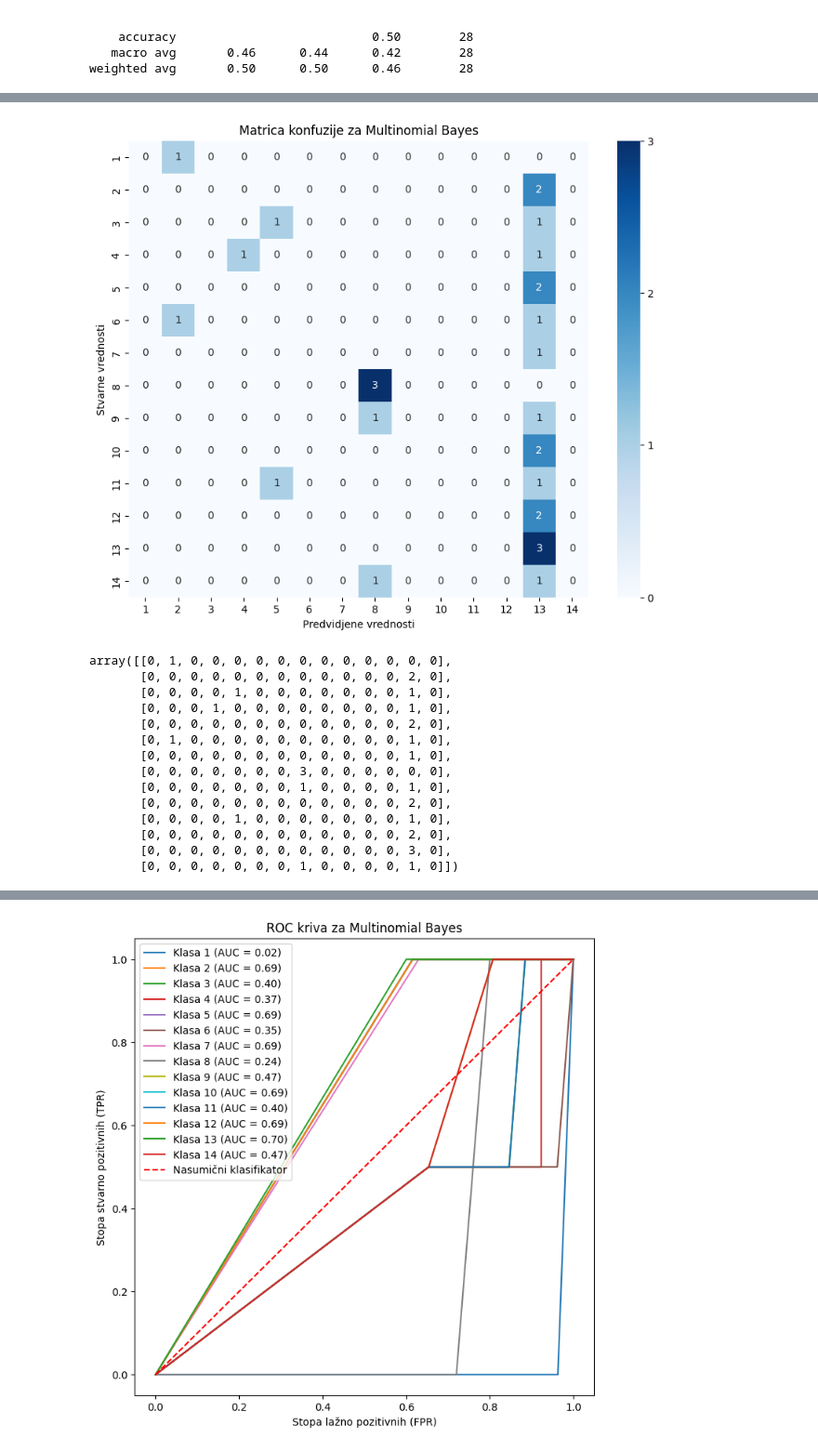
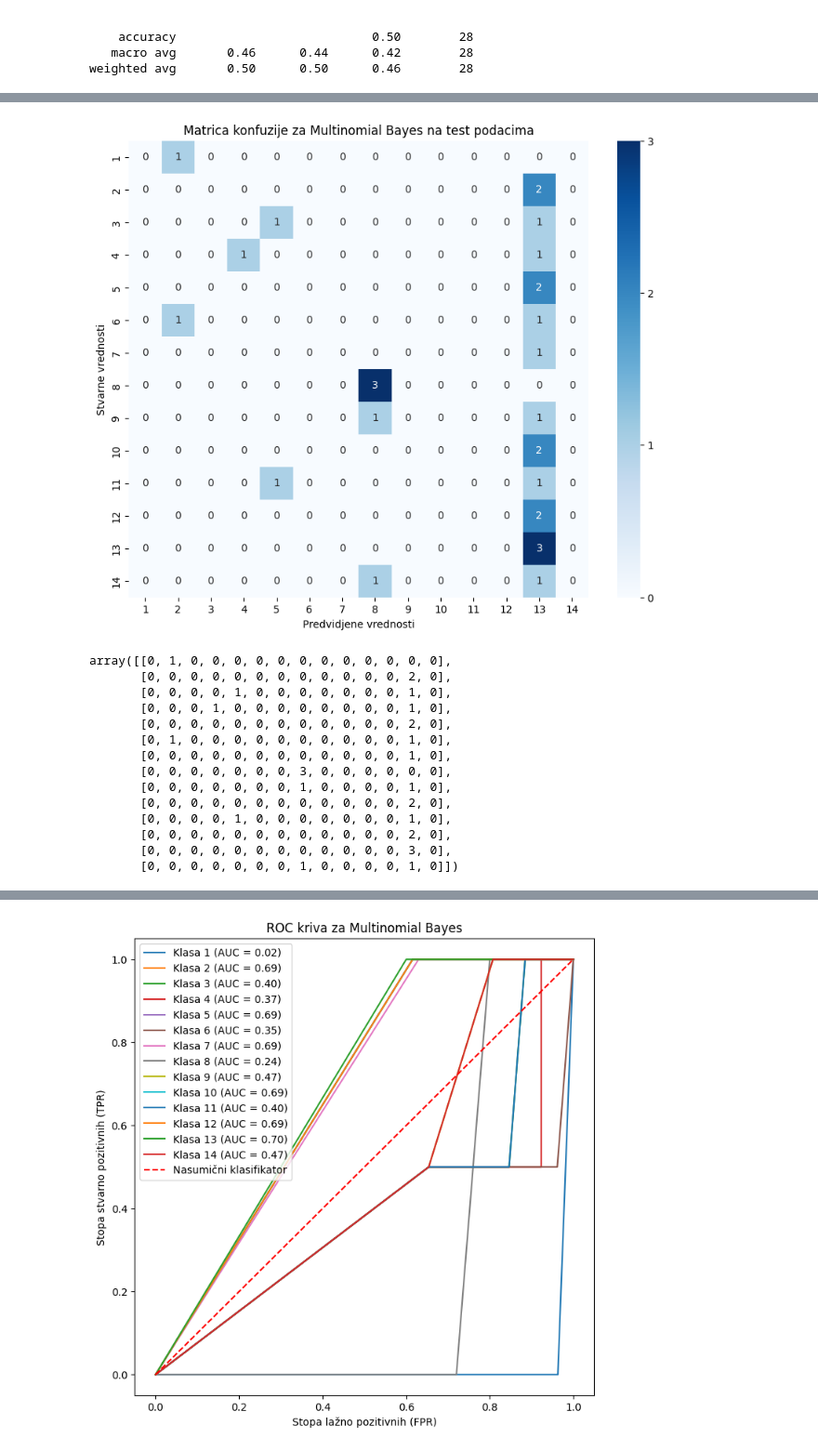
Before and after one commit to jelena3160/AutorshipAttribution, a Jupyter notebook: classla.ipynb, the cells around one changed output, grey strips where cells are left out. Shown at 93% size. Saved outputs shown, nothing was run; the diff lists cells and outputs as text; code cells hidden in the pictures.

```diff
--- a/classla.ipynb
+++ b/classla.ipynb
@@ -375,18 +375,18 @@ F1 Score za Multinomial Bayes: 0.15858843537414963
 # %%
 
 conf_matrix_multinomial = confusion_matrix(y_test, y_pred_multinomial)
 
 plt.figure(figsize=(10, 8))
 heatmap=sns.heatmap(conf_matrix_multinomial, annot=True, fmt='d', cmap='Blues', xticklabels=range(1,15), yticklabels=range(1,15))
 plt.xlabel('Predvidjene vrednosti')
 plt.ylabel('Stvarne vrednosti')
-plt.title('Matrica konfuzije za Multinomial Bayes')
+plt.title('Matrica konfuzije za Multinomial Bayes na test podacima')
 colorbar = heatmap.collections[0].colorbar
 colorbar.set_ticks(MaxNLocator(integer=True).tick_values(conf_matrix_multinomial.min(), conf_matrix_multinomial.max()))
 plt.show()
 conf_matrix_multinomial
 # %% [output]
-[figure, old version]
+[figure, new version]
 array([[0, 1, 0, 0, 0, 0, 0, 0, 0, 0, 0, 0, 0, 0],
        [0, 0, 0, 0, 0, 0, 0, 0, 0, 0, 0, 0, 2, 0],
        [0, 0, 0, 0, 1, 0, 0, 0, 0, 0, 0, 0, 1, 0],
```
Also changed, not shown: parts of 8 cells of this notebook.
